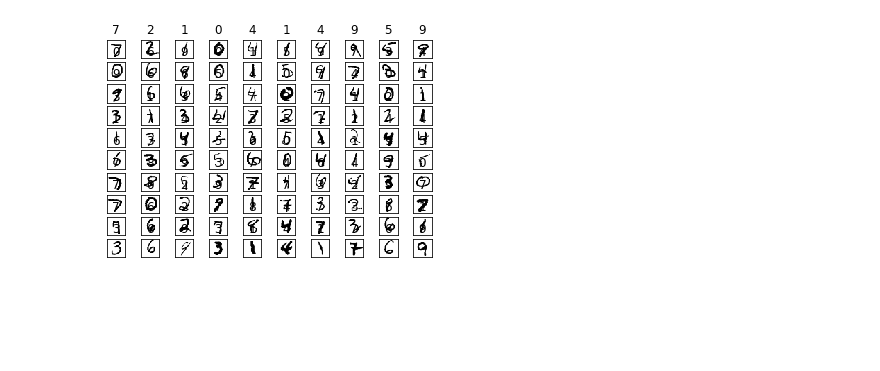
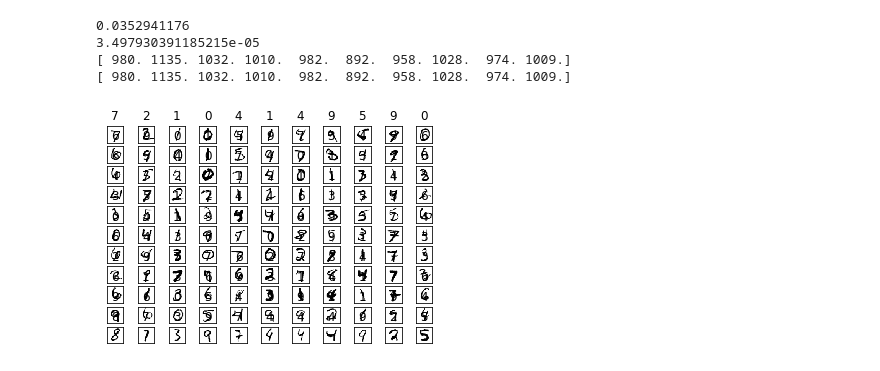
Before and after one commit to YangTaeSung/CAU-MachineLearning, a Jupyter notebook: assignment08.ipynb, the cells around one changed output. Cells and saved outputs as stored; diff of their text form; code cells hidden in the pictures; blank space fills up the shorter version.

```diff
--- a/assignment08.ipynb
+++ b/assignment08.ipynb
@@ -3,7 +3,7 @@
 # %%
 import matplotlib.pyplot as plt
 import numpy as np
-
+import random
 
 file_data		= "mnist_test.csv"
 handle_file	= open(file_data, "r")
@@ -22,25 +22,8 @@ def normalize(data):
     data_normalized = (data - min(data)) / (max(data) - min(data))
     return(data_normalized)
 
-# example of distance function between two vectors x and y
-def distance(x, y):
-    d = (x - y) ** 2
-    s = np.sum(d)
-    #r = np.sqrt(s)
-    return(s)
-
-# Square
-def square(data):
-    d = (data) ** 2
-    return(d)
-
-# Sqrt
-def sqrt(data):
-    r = np.sqrt(data)
-    return(r)
-
 # make a matrix each column of which represents an images in a vector form
-list_image  = np.empty((size_row * size_col, num_image), dtype=float) # empty( 28*28 , 10000 )
+list_image  = np.empty((size_row * size_col, num_image), dtype=float)
 list_label  = np.empty(num_image, dtype=int) # empty( 10000 )
 
 # make a matrix of L2 Norm (0 to 9)
@@ -52,6 +35,8 @@ L2_Norm  = np.zeros((size_row * size_col, 10), dtype=float)
 # Initialize to 0
 cnt = np.zeros((size_row * size_col, 10), dtype=float)
 
+
+
 for line in data:
     line_data   = line.split(',')
     label       = int(line_data[0])   # Convert string to integer type
@@ -61,36 +46,38 @@ for line in data:
     list_label[count]       = label
     list_image[:, count]    = im_vector
 
-    im_vector   = square(im_vector)    #  Square
     L2_Norm[:, label] += im_vector     #  Sum
     cnt[:, label] += 1                 #  n Count
 
     count += 1
 # %%
 L2_Norm = L2_Norm / cnt  #  Divide n
-
-L2_Norm = sqrt(L2_Norm)   #  R M S
+# %% [output]
+0.0352941176
+3.497930391185215e-05
+[ 980. 1135. 1032. 1010.  982.  892.  958. 1028.  974. 1009.]
+[ 980. 1135. 1032. 1010.  982.  892.  958. 1028.  974. 1009.]
 # %%
-# plot first 100 images out of 10,000 with their labels
+# plot first 121 images out of 10,000 with their labels
 f1 = plt.figure(1)
 
-for i in range(100):
+for i in range(121):
 
     label       = list_label[i]
     im_vector   = list_image[:, i]
     im_matrix   = im_vector.reshape((size_row, size_col))
 
-    plt.subplot(10, 10, i+1)
+    plt.subplot(11, 11, i+1)
     plt.title(label)
     plt.imshow(im_matrix, cmap='Greys', interpolation='None')
 
     frame   = plt.gca()
     frame.axes.get_xaxis().set_visible(False)
     frame.axes.get_yaxis().set_visible(False)
 
 plt.show()
 # %% [output]
-[figure, old version]
+[figure, new version]
 # %%
 for i in range(10):
 
```
Also changed, not shown: parts of 2 cells of this notebook.
